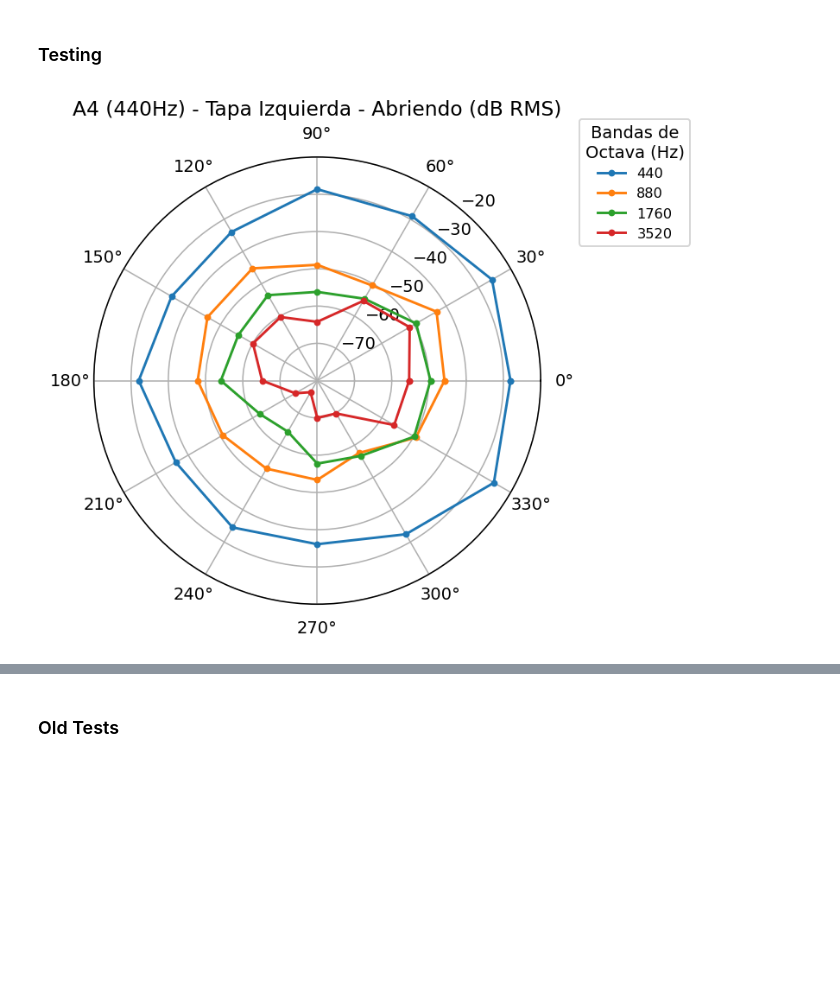
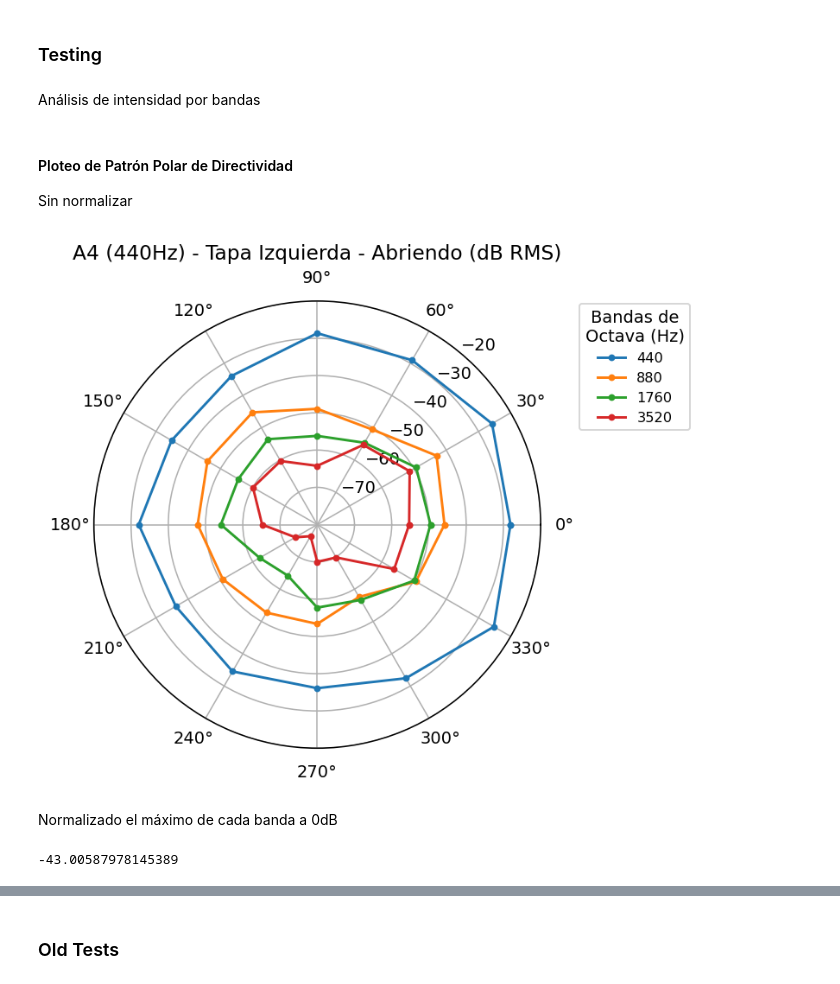
Before and after one commit to MatiasCarbone/Analisis-Directividad, a Jupyter notebook: Analisis Directividad.ipynb, the cells around one changed output, grey strips where cells are left out. Drawn from its saved outputs; the diff is of its cells as text; code cells hidden in the pictures; blank space fills up the shorter version.

```diff
--- a/Analisis Directividad.ipynb
+++ b/Analisis Directividad.ipynb
@@ -150,6 +150,8 @@ df = pd.read_pickle("Dataframe_Muestras_Bandoneon.pkl")
 # df.to_pickle("Dataframe_Muestras_Bandoneon.pkl")
 # %% [markdown]
 ### Testing
+# %% [markdown]
+Análisis de intensidad por bandas
 # %%
 row = df.loc[0]
 
@@ -179,25 +181,34 @@ for band in lista_bandas:
     rms_angles.append(rms)
 
   rms_angles.append(rms_angles[0]) # Repetimos el primer valor para que cierre el círculo
-  rms_bands.append(rms_angles)
-
-# Plotting
-theta = np.deg2rad(np.arange(0,390,30)) # Genera una lista de ángulos en radianes. Va hasta 390 para que cierre el círculo
-
-fig = plt.figure(dpi=140)
-ax = fig.add_subplot(projection='polar')
-ax.set_ylim(-80, -20)
-
-lines, labels = plt.thetagrids(np.arange(0,360,30)) # Cambiar los ángulos de las líneas
-ax.set_rlabel_position(50)  # Mover las etiquetas radiales para que no jodan (angulo)
-
-for band in rms_bands:
-  plt.polar(theta, band, marker='.')
-  #rms_bands.index(band)
-
-plt.title(f"{nota} ({fund}Hz) - Tapa {tapa} - {accion} (dB RMS)" )
-plt.legend(lista_bandas, bbox_to_anchor=(.35, .1, 1, 1), title=' Bandas de\nOctava (Hz)', fontsize='small')
-
-plt.show()
+  rms_bands.append(rms_angles) # Guardamos la lista de muestras de esta banda en otra lista
-# %% [output]
-[figure, removed]
+# %% [markdown]
+#### Ploteo de Patrón Polar de Directividad
+
+Sin normalizar
+# %%
+theta = np.deg2rad(np.arange(0,390,30)) # Genera una lista de ángulos en radianes. Va hasta 390 para que cierre el círculo
+
+fig = plt.figure(dpi=140)
+ax = fig.add_subplot(projection='polar')
+ax.set_ylim(-80, -20)
+
+lines, labels = plt.thetagrids(np.arange(0,360,30)) # Cambiar los ángulos de las líneas
+ax.set_rlabel_position(50)  # Mover las etiquetas radiales para que no jodan (angulo)
+
+for band in rms_bands:
+  plt.polar(theta, band, marker='.')
+  #rms_bands.index(band)
+
+plt.title(f"{nota} ({fund}Hz) - Tapa {tapa} - {accion} (dB RMS)" )
+plt.legend(lista_bandas, bbox_to_anchor=(.35, .01, 1, 1), title=' Bandas de\nOctava (Hz)', fontsize='small')
+
+plt.show()
+# %% [output]
+[figure, added]
+# %% [markdown]
+Normalizado el máximo de cada banda a 0dB
+# %%
+np.amax(rms_bands[1])
+# %% [output]
+-43.00587978145389
```
Also changed, not shown: parts of 1 cell of this notebook.
